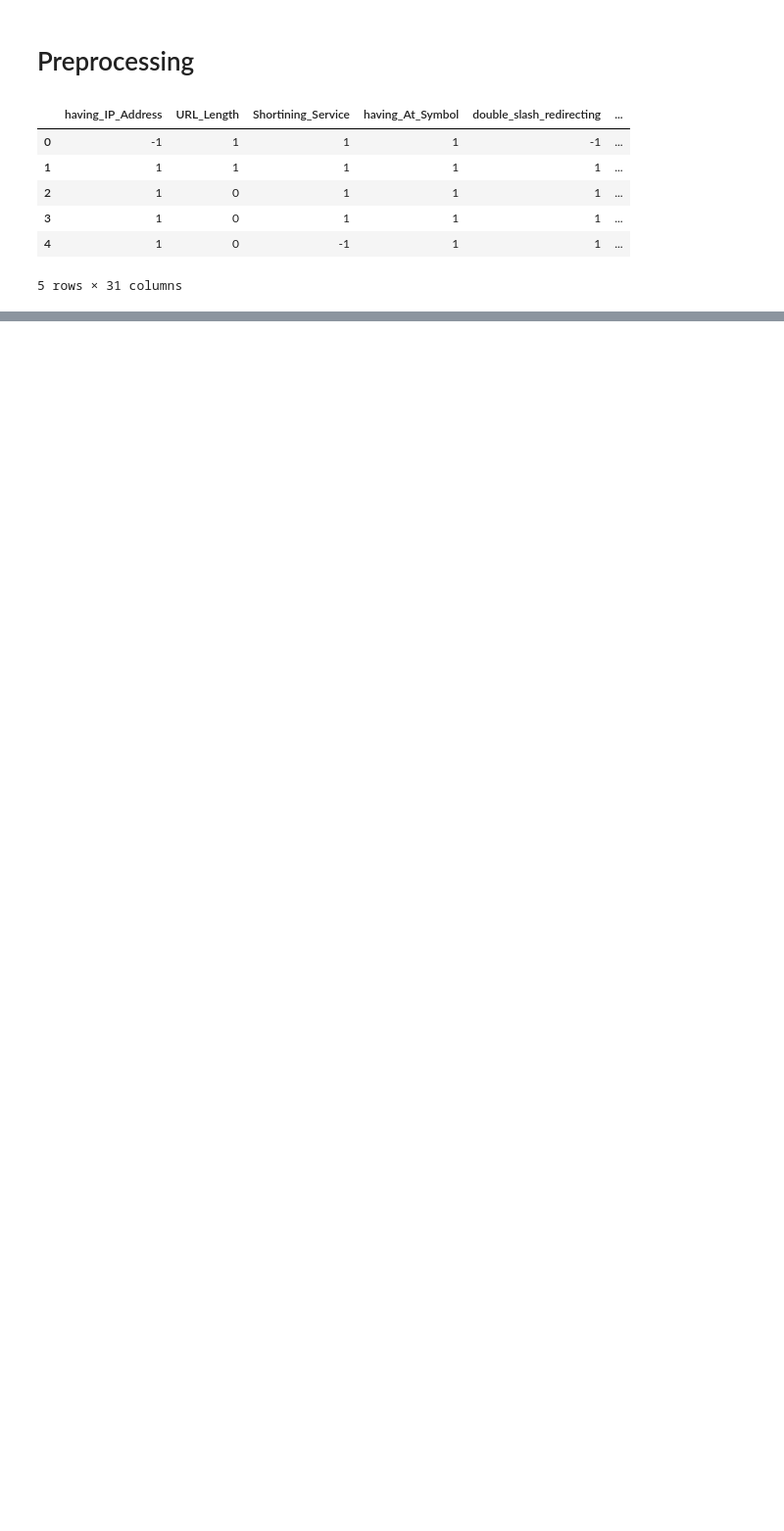
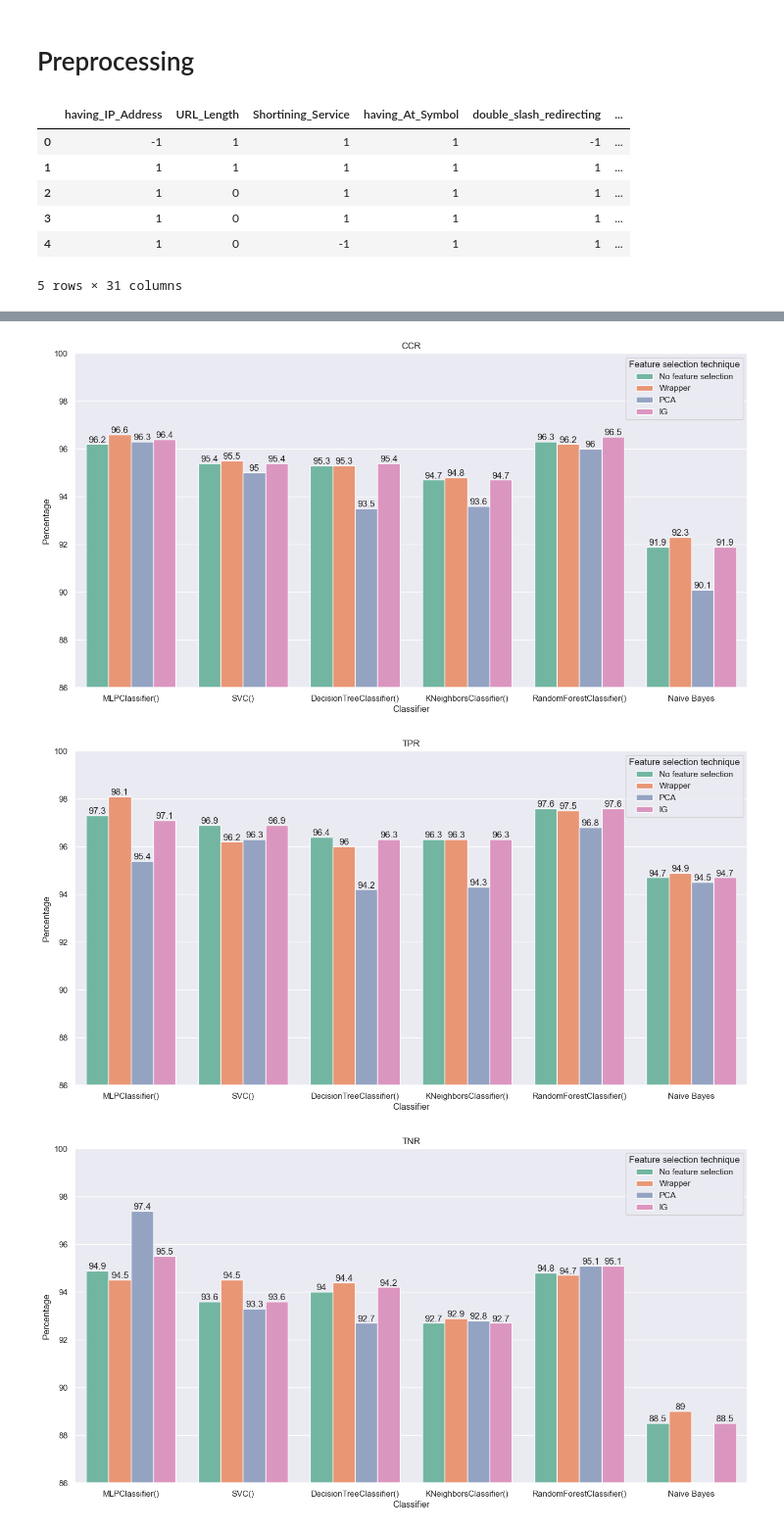
Before and after one commit to MatejVe/UZOP_projekt, a Jupyter notebook: results_replication.ipynb, the cells around one changed output, grey strips where cells are left out. Shown at 98% size. Saved outputs shown, nothing was run; the diff lists cells and outputs as text; code cells hidden in the pictures; blank space fills up the shorter version.

```diff
--- a/results_replication.ipynb
+++ b/results_replication.ipynb
@@ -102,0 +544,5 @@ sfs.k_feature_names_
+# %%
+results = pd.DataFrame.from_dict(results)
+results["Rounded value"] = np.round(results["Value"], 3)
+results["Percentage"] = results["Rounded value"] * 100
+results
@@ -102,0 +567,16 @@ sfs.k_feature_names_
+# %%
+import seaborn as sns
+sns.set(rc={'figure.figsize':(16, 8)})
+
+for measure_name in MEASURE_NAMES:
+    ax = sns.barplot(data=results[results["Measure"]==measure_name], x="Classifier", y="Percentage", hue="Feature selection technique", palette=sns.color_palette("Set2"))
+    for container in ax.containers:
+        ax.bar_label(container)
+    plt.title(measure_name)
+    plt.ylim((86, 100))
+    plt.savefig(measure_name)
+    plt.show()
+# %% [output]
+[figure, added]
+[figure, added]
+[figure, added]
```
Also changed, not shown: parts of 41 cells of this notebook, 7 other files.
